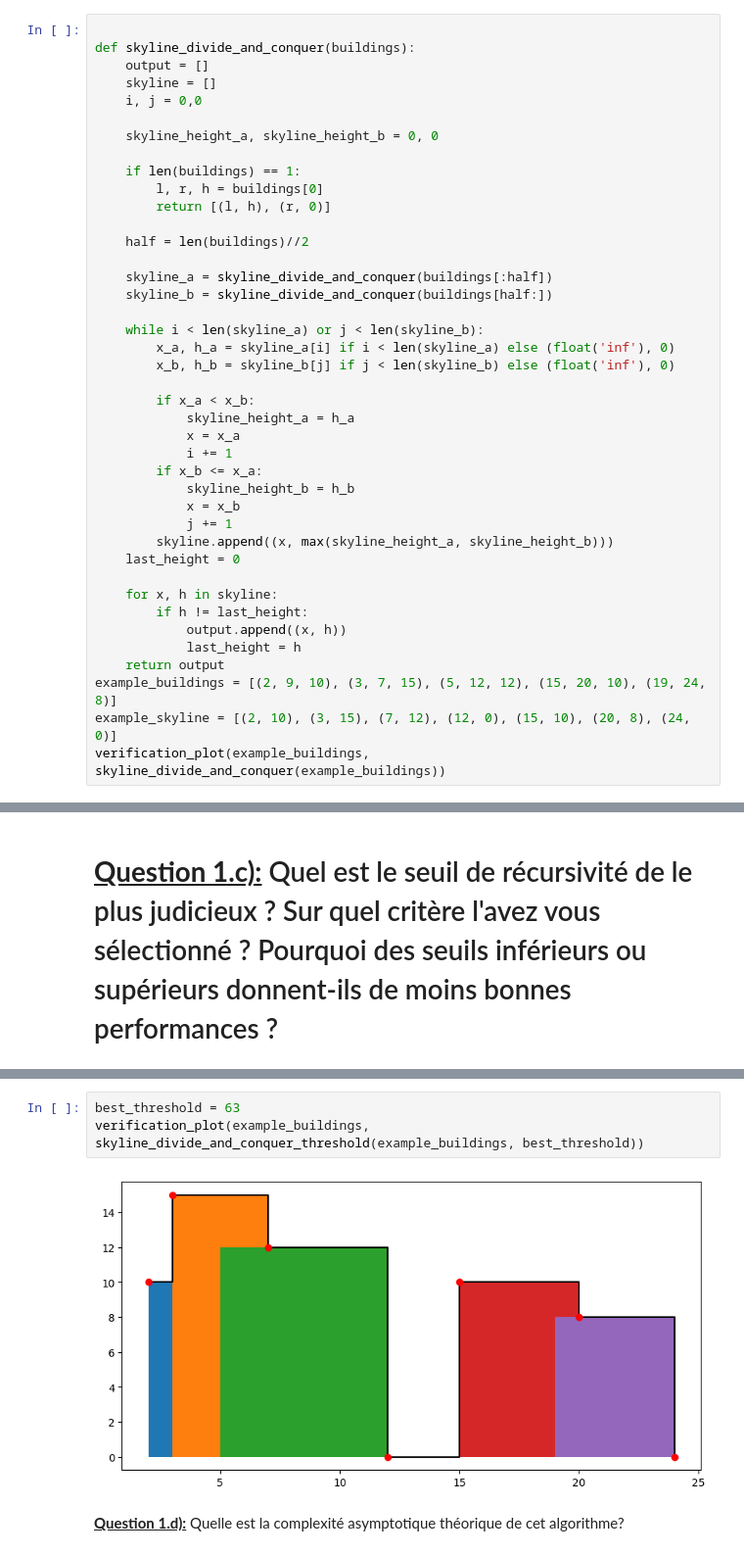
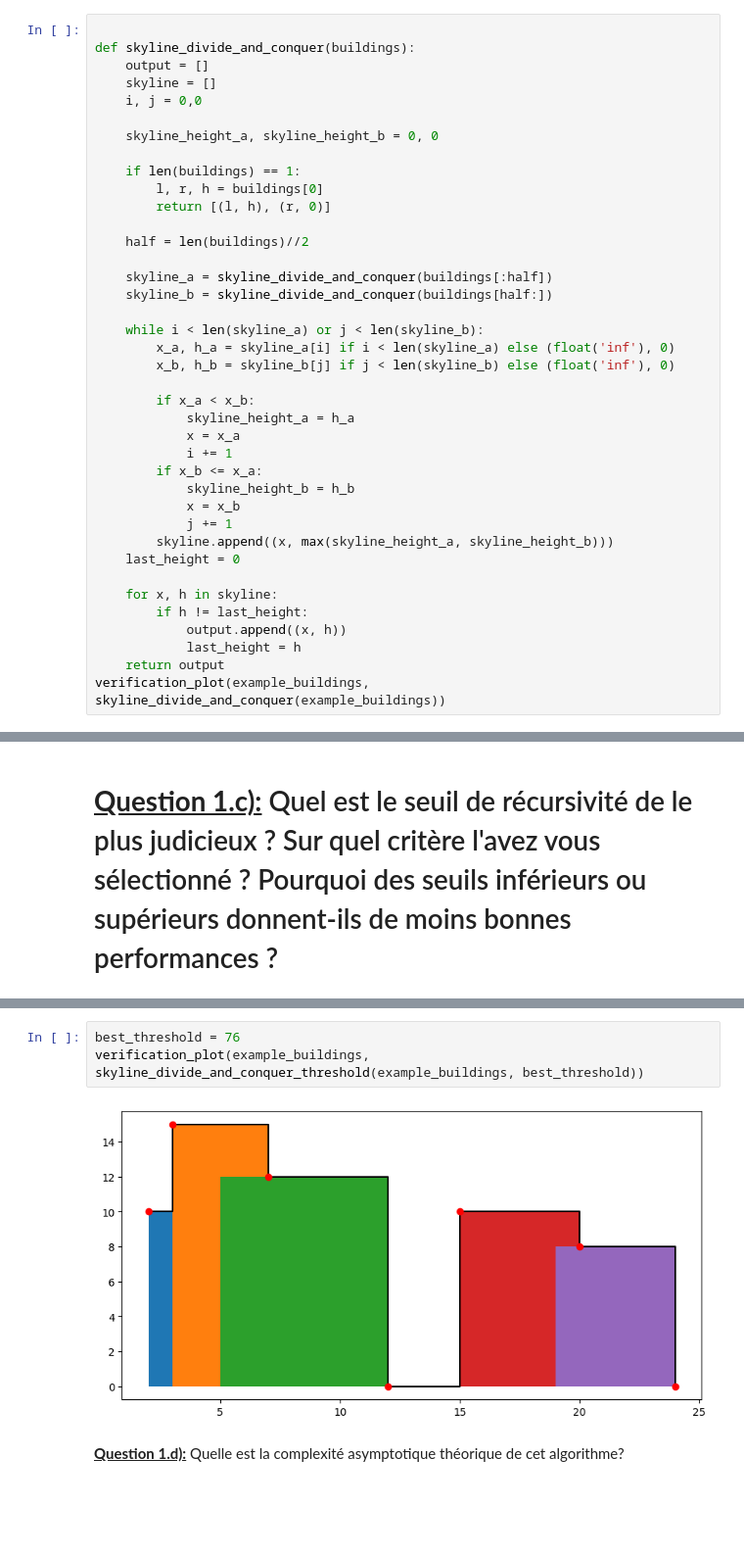
Before and after one commit to simden012/INF8775_Labs, a Jupyter notebook: TP1/TP1-H24.ipynb, the cells around one changed output, grey strips where cells are left out. Shown at 98% size. Saved outputs shown, nothing was run; the diff lists cells and outputs as text; blank space fills up the shorter version.

```diff
--- a/TP1/TP1-H24.ipynb
+++ b/TP1/TP1-H24.ipynb
@@ -488,7 +510,5 @@ def skyline_divide_and_conquer(buildings):
             output.append((x, h))
             last_height = h
     return output
-example_buildings = [(2, 9, 10), (3, 7, 15), (5, 12, 12), (15, 20, 10), (19, 24, 8)]
-example_skyline = [(2, 10), (3, 15), (7, 12), (12, 0), (15, 10), (20, 8), (24, 0)]
 verification_plot(example_buildings, skyline_divide_and_conquer(example_buildings))
 # %% [output]
@@ -636,8 +654,8 @@ Comme cette méthode d'évaluation est moins précise que celle que nous avons f
 # %%
-best_threshold = 63
+best_threshold = 76
 verification_plot(example_buildings, skyline_divide_and_conquer_threshold(example_buildings, best_threshold))
 # %% [output]
-[figure, old version]
+[figure, new version]
 # %% [markdown]
 <u>**Question 1.d):**</u> Quelle est la complexité asymptotique théorique de cet algorithme?
 # %% [markdown]
```
Also changed, not shown: parts of 25 cells of this notebook.
